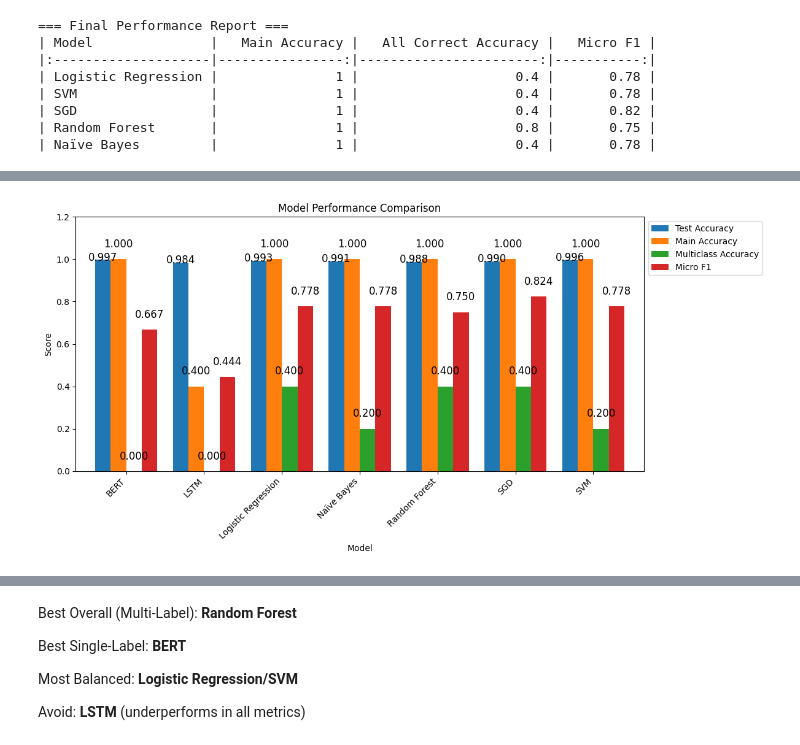
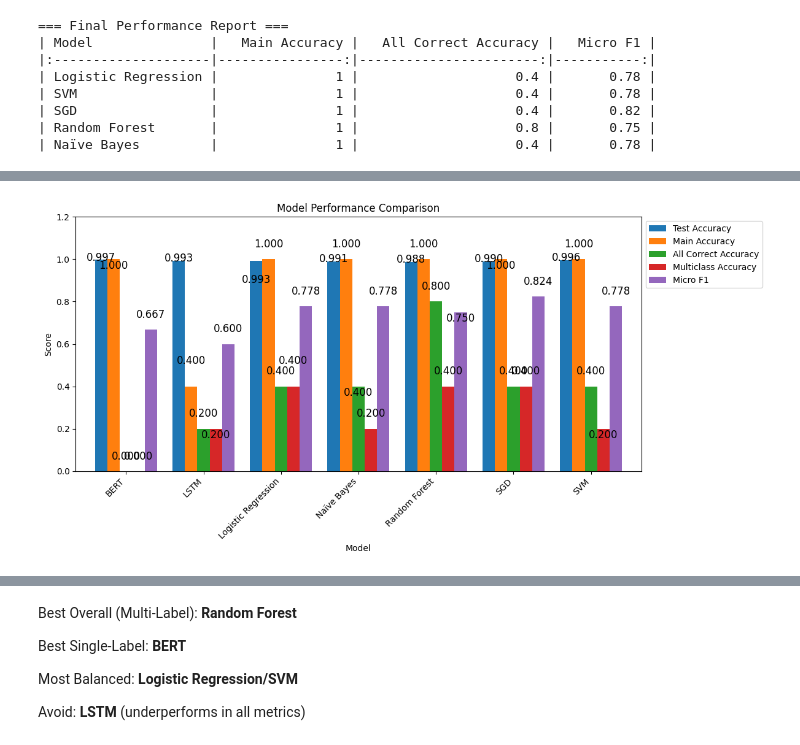
Before and after one commit to AbdelhadySayed/complaint-ticketing-system, a Jupyter notebook: models/classification models/notebooks/classification_models.ipynb, the cells around one changed output, grey strips where cells are left out. Drawn from its saved outputs; the diff is of its cells as text; code cells hidden in the pictures.

```diff
--- a/models/classification models/notebooks/classification_models.ipynb
+++ b/models/classification models/notebooks/classification_models.ipynb
@@ -1104,14 +1622,14 @@ import numpy as np
 from tensorflow.keras.preprocessing.sequence import pad_sequences
 
 # Load Tokenizer & Label Encoder
-with open("/content/drive/MyDrive/models2/tokenizer.pkl", "rb") as handle:
+with open("/content/drive/MyDrive/models55/tokenizer.pkl", "rb") as handle:
     tokenizer = pickle.load(handle)
 
-with open("/content/drive/MyDrive/models2/label_encoder.pkl", "rb") as handle:
+with open("/content/drive/MyDrive/models5/label_encoder.pkl", "rb") as handle:
     label_encoder = pickle.load(handle)
 
 # Load Trained Model
-lstm_model = tf.keras.models.load_model("/content/drive/MyDrive/models2/lstm_model.h5")
+lstm_model = tf.keras.models.load_model("/content/drive/MyDrive/models55/lstm_model.h5")
 
 print("✅ LSTM Model, tokenizer, and label encoder loaded successfully!")
 
@@ -1184,14 +1702,14 @@ import pickle
 from tensorflow.keras.preprocessing.sequence import pad_sequences
 
 # Load Tokenizer & Label Encoder
-with open("/content/drive/MyDrive/models2/tokenizer.pkl", "rb") as handle:
+with open("/content/drive/MyDrive/models55/tokenizer.pkl", "rb") as handle:
     tokenizer = pickle.load(handle)
 
 with open("/content/drive/MyDrive/models2/label_encoder.pkl", "rb") as handle:
     label_encoder = pickle.load(handle)
 
 # Load Trained Model
-lstm_model = tf.keras.models.load_model("/content/drive/MyDrive/models2/lstm_model.h5")
+lstm_model = tf.keras.models.load_model("/content/drive/MyDrive/models55/lstm_model.h5")
 
 def predict_with_lstm(model, text):
     seq = pad_sequences(tokenizer.texts_to_sequences([text]), maxlen=100)
@@ -1378,14 +1896,14 @@ with open("/content/drive/MyDrive/models2/label_encoder.pkl", "rb") as handle:
 print("✅ BERT Model, tokenizer, and label encoder loaded successfully!")
 
 # Load Tokenizer & Label Encoder
-with open("/content/drive/MyDrive/models2/tokenizer.pkl", "rb") as handle:
+with open("/content/drive/MyDrive/models55/tokenizer.pkl", "rb") as handle:
     tokenizer = pickle.load(handle)
 
 with open("/content/drive/MyDrive/models2/label_encoder.pkl", "rb") as handle:
     label_encoder = pickle.load(handle)
 
 # Load Trained Model
-lstm_model = tf.keras.models.load_model("/content/drive/MyDrive/models2/lstm_model.h5")
+lstm_model = tf.keras.models.load_model("/content/drive/MyDrive/models55/lstm_model.h5")
 
 def predict_with_lstm(model, text):
     seq = pad_sequences(tokenizer.texts_to_sequences([text]), maxlen=100)
@@ -1740,10 +2258,10 @@ import pickle
 import numpy as np
 
 # Load LSTM Components
-with open("/content/drive/MyDrive/models2/tokenizer.pkl", "rb") as handle:
+with open("/content/drive/MyDrive/models55/tokenizer.pkl", "rb") as handle:
     lstm_tokenizer = pickle.load(handle)
 
-lstm_model = tf.keras.models.load_model("/content/drive/MyDrive/models2/lstm_model.h5")
+lstm_model = tf.keras.models.load_model("/content/drive/MyDrive/models55/lstm_model.h5")
 max_length = 100
 
 # Load BERT Components
@@ -2571,10 +3098,11 @@ import pandas as pd
 
 data = {
     "Model": ["BERT", "LSTM", "Logistic Regression", "Naïve Bayes", "Random Forest", "SGD", "SVM"],
-    "Test Accuracy": [0.997, 0.984, 0.993, 0.991, 0.988, 0.99, 0.996],
+    "Test Accuracy": [0.997, 0.993, 0.993, 0.991, 0.988, 0.99, 0.996],
     "Main Accuracy": [1.0, 0.4, 1.0, 1.0, 1.0, 1.0, 1.0],
-    "Multiclass Accuracy": [0.0, 0.0, 0.4, 0.2, 0.4, 0.4, 0.2],
-    "Micro F1": [0.667, 0.444, 0.778, 0.778, 0.75, 0.824, 0.778]
+    "All Correct Accuracy": [0, 0.2, 0.4, 0.4, 0.8, 0.4, 0.4],
+    "Multiclass Accuracy": [0.0, 0.2, 0.4, 0.2, 0.4, 0.4, 0.2],
+    "Micro F1": [0.667, 0.6, 0.778, 0.778, 0.75, 0.824, 0.778]
 }
 
 df = pd.DataFrame(data)
@@ -2583,31 +3111,43 @@ df.set_index("Model", inplace=True)
 # Plot
 ax = df.plot(kind="bar", figsize=(12, 6), width=0.8)
 plt.title("Model Performance Comparison")
 plt.ylabel("Score")
 plt.xticks(rotation=45, ha='right')
 plt.ylim(0, 1.2)
 plt.legend(loc='upper left', bbox_to_anchor=(1, 1))
 
 # Add accuracy values above each bar with adjustments for Test Accuracy
 for i, p in enumerate(ax.patches):
     height = p.get_height()
     x = p.get_x() + p.get_width() / 2.
     y = height
 
     # Adjust y position for Test Accuracy annotations
 
     if i < len(df):  # Only apply to Test Accuracy bars
         y -= 0.03  # Lower the annotation (adjust value as needed)
     else:
         y += 0.03  # Raise the annotation (adjust value as needed)
+    # all correct accuracy bar lower the annotation
+    # Adjust for specific bars
+    num_bars_per_model = len(df.columns)
+    bar_index_in_group = i % num_bars_per_model
+    if bar_index_in_group == 0:  # Test Accuracy
+        pass  # No extra adjustment needed
+    elif bar_index_in_group == 2:  # All Correct Accuracy
+        y -= 0.10  # Lower significantly to avoid overlap
+    elif bar_index_in_group == 3:  # Multiclass Accuracy
+        if height < 0.5:  # Adjust if the bar is short
+            y += 0.05       # Raise to ensure visibility
+
 
     # Annotate with adjusted position
     ax.annotate(f"{height:.3f}", (x, y),
                 ha='center', va='center',
                 xytext=(0, 10),  # Adjust vertical offset here
                 textcoords='offset points',
                 fontsize=12)
 plt.tight_layout()
 plt.show()
 # %% [output]
-[figure, old version]
+[figure, new version]
```
Also changed, not shown: parts of 51 cells of this notebook.
